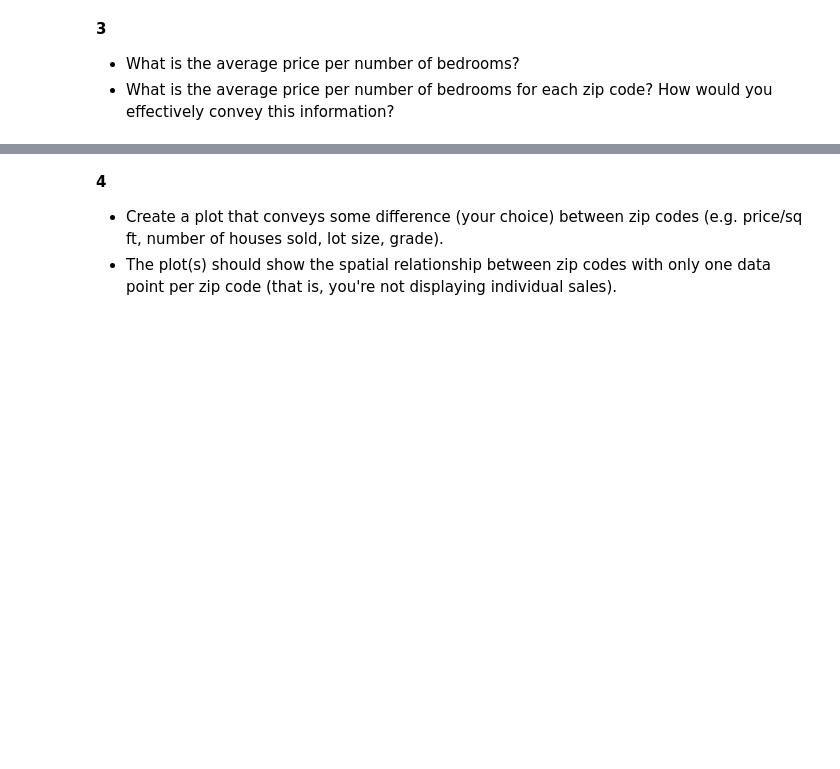
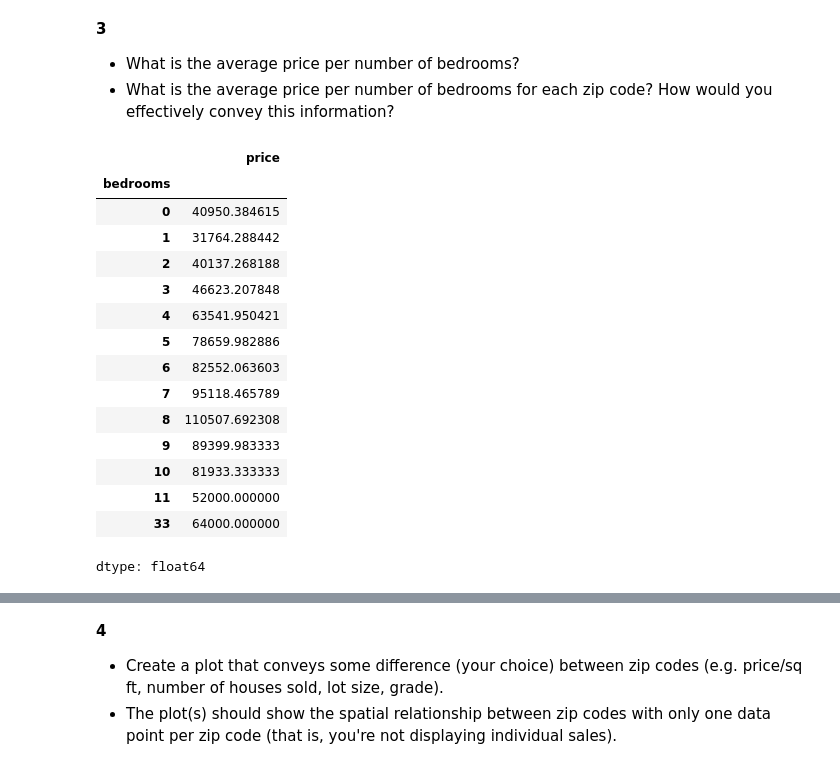
Before and after one commit to foxel03/Notes-2-01, a Jupyter notebook: 00_Resources/pandas_refresher.ipynb, the cells around one changed output, grey strips where cells are left out. Cells and saved outputs as stored; diff of their text form; code cells hidden in the pictures; blank space fills up the shorter version.

```diff
--- a/00_Resources/pandas_refresher.ipynb
+++ b/00_Resources/pandas_refresher.ipynb
@@ -192,3 +232,22 @@ housing_df.query('zipcode==98038 and 3<=bedrooms<=5 and bathrooms>=2 and 1300<=s
 
 - What is the average price per number of bedrooms?
 - What is the average price per number of bedrooms for each zip code? How would you effectively convey this information?
+# %%
+housing_df.groupby('bedrooms')['price'].mean() * .1
+# %% [output]
+|  | price |
+| bedrooms |  |
+| 0 | 40950.384615 |
+| 1 | 31764.288442 |
+| 2 | 40137.268188 |
+| 3 | 46623.207848 |
+| 4 | 63541.950421 |
+| 5 | 78659.982886 |
+| 6 | 82552.063603 |
+| 7 | 95118.465789 |
+| 8 | 110507.692308 |
+| 9 | 89399.983333 |
+| 10 | 81933.333333 |
+| 11 | 52000.000000 |
+| 33 | 64000.000000 |
+dtype: float64
```
Also changed, not shown: parts of 11 cells of this notebook.
